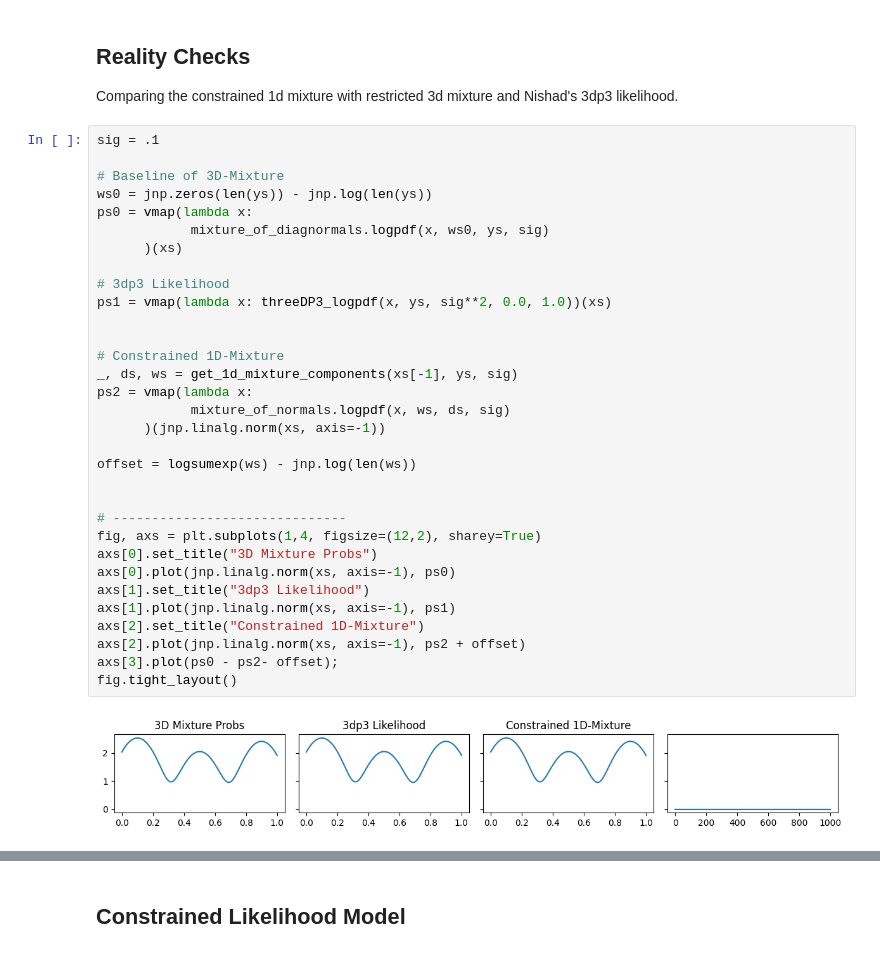
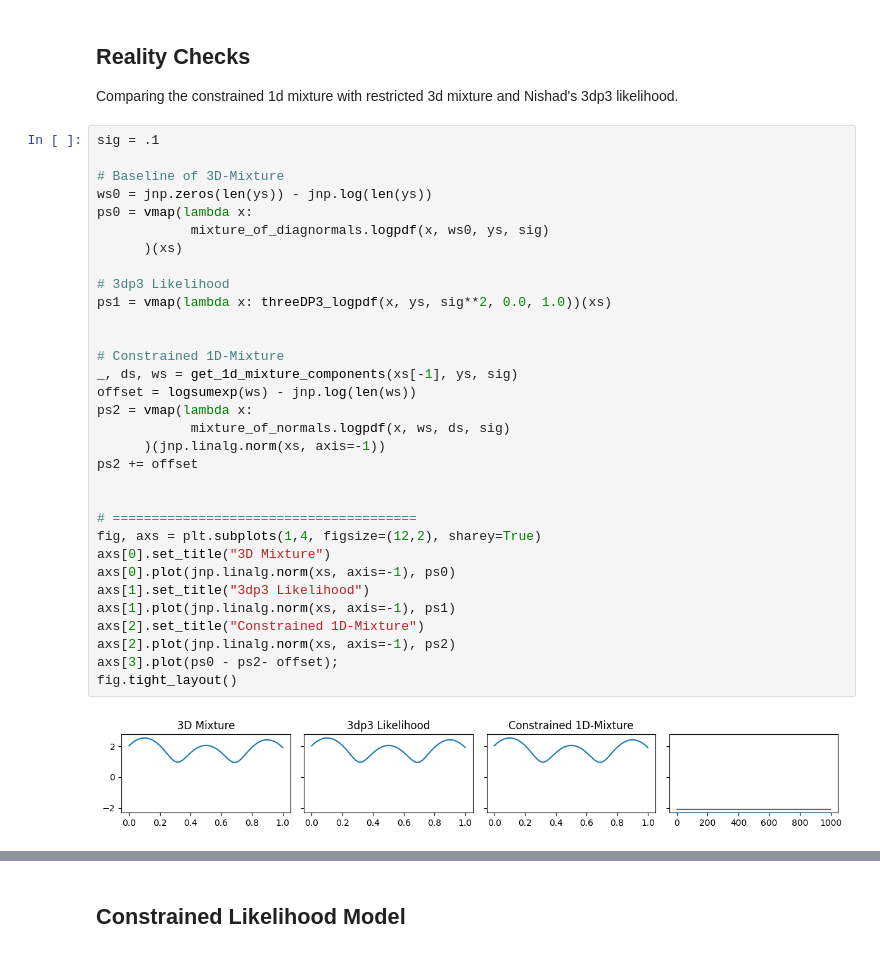
Before and after one commit to probcomp/chi-sight-mkl, a Jupyter notebook: notebooks/11 - Constrained Likelihood.ipynb, the cells around one changed output, grey strips where cells are left out. Cells and saved outputs as stored; diff of their text form.

```diff
--- a/notebooks/11 - Constrained Likelihood.ipynb
+++ b/notebooks/11 - Constrained Likelihood.ipynb
@@ -129,37 +133,37 @@ Comparing the constrained 1d mixture with restricted 3d mixture and Nishad's 3dp
 # %%
 sig = .1
 
 # Baseline of 3D-Mixture
 ws0 = jnp.zeros(len(ys)) - jnp.log(len(ys))
 ps0 = vmap(lambda x:
             mixture_of_diagnormals.logpdf(x, ws0, ys, sig)
       )(xs)
 
 # 3dp3 Likelihood
 ps1 = vmap(lambda x: threeDP3_logpdf(x, ys, sig**2, 0.0, 1.0))(xs)
 
 
 # Constrained 1D-Mixture
 _, ds, ws = get_1d_mixture_components(xs[-1], ys, sig)
+offset = logsumexp(ws) - jnp.log(len(ws))
 ps2 = vmap(lambda x:
             mixture_of_normals.logpdf(x, ws, ds, sig)
       )(jnp.linalg.norm(xs, axis=-1))
-
-offset = logsumexp(ws) - jnp.log(len(ws))
+ps2 += offset
 
 
-# ------------------------------
+# =======================================
 fig, axs = plt.subplots(1,4, figsize=(12,2), sharey=True)
-axs[0].set_title("3D Mixture Probs")
+axs[0].set_title("3D Mixture")
 axs[0].plot(jnp.linalg.norm(xs, axis=-1), ps0)
 axs[1].set_title("3dp3 Likelihood")
 axs[1].plot(jnp.linalg.norm(xs, axis=-1), ps1)
 axs[2].set_title("Constrained 1D-Mixture")
-axs[2].plot(jnp.linalg.norm(xs, axis=-1), ps2 + offset)
+axs[2].plot(jnp.linalg.norm(xs, axis=-1), ps2)
 axs[3].plot(ps0 - ps2- offset);
 fig.tight_layout()
 # %% [output]
-[figure, old version]
+[figure, new version]
 # %%
 sig = 0.2
 x = jnp.array(np.random.randn(3))
```
Also changed, not shown: parts of 15 cells of this notebook, 9 other files.
